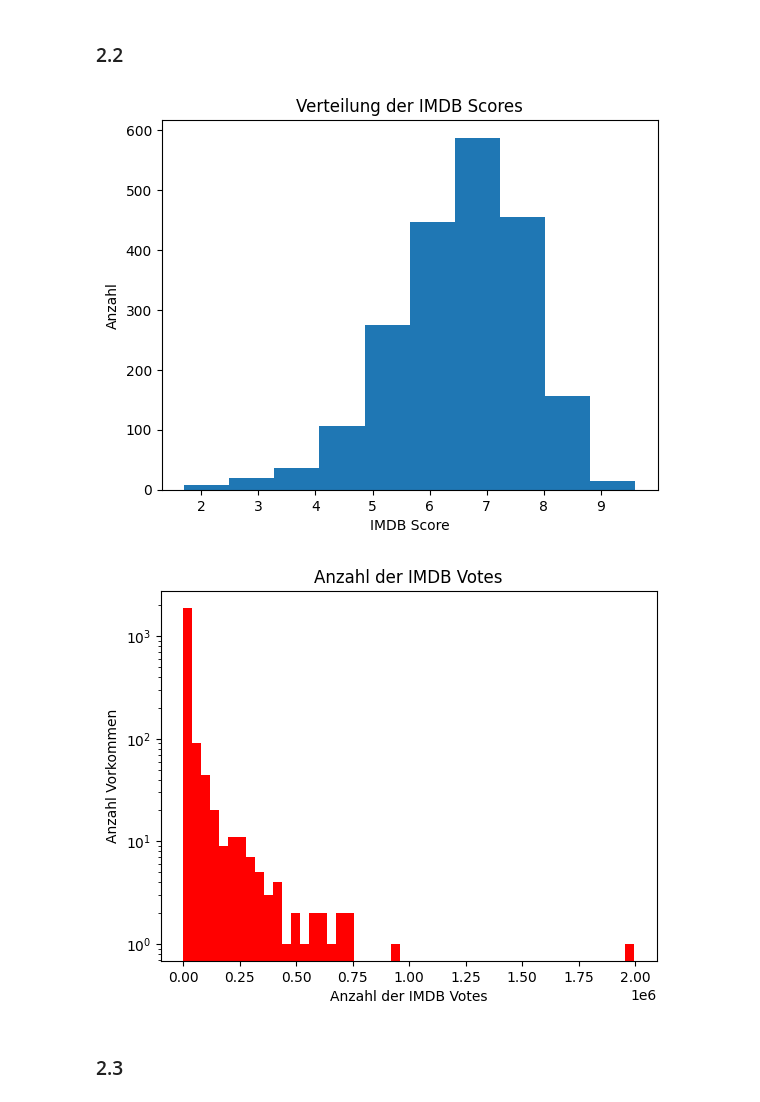
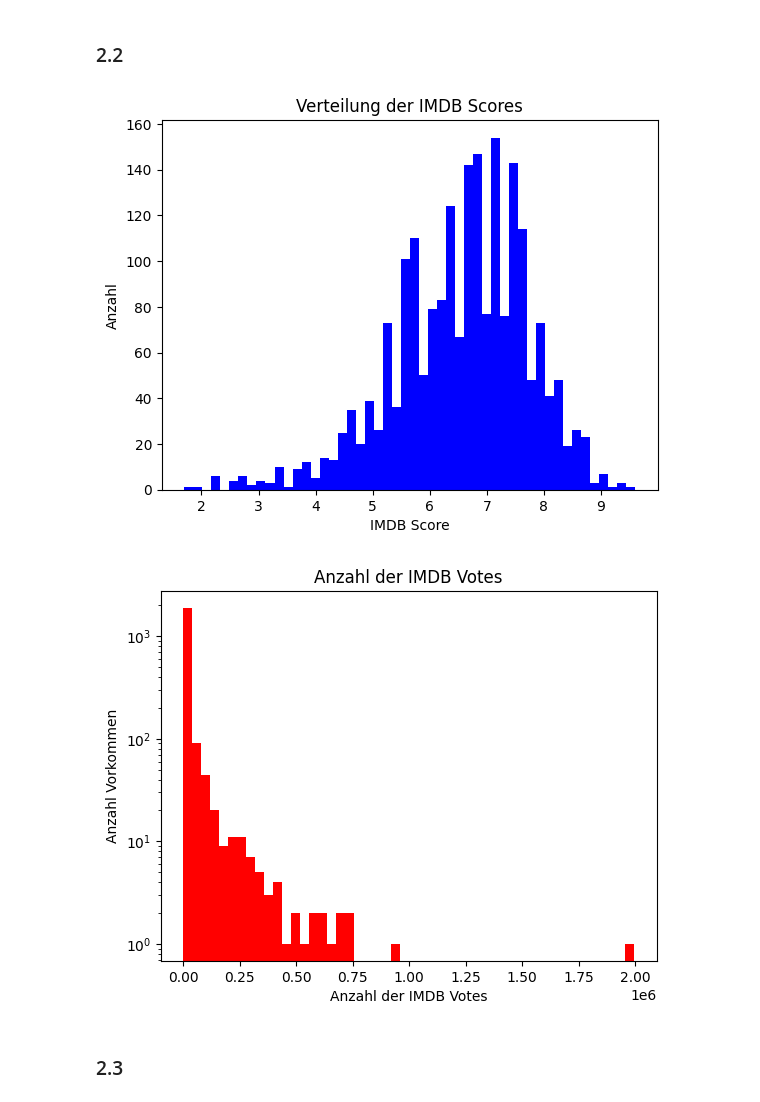
Before and after one commit to FruitPunchSamurai123/AKIML_Project_1, a Jupyter notebook: Teil 2.ipynb, the cells around one changed output. Saved outputs shown, nothing was run; the diff lists cells and outputs as text; code cells hidden in the pictures.

Commit message:
updated task 2.2 graphs

```diff
--- a/Teil 2.ipynb
+++ b/Teil 2.ipynb
@@ -27,28 +27,28 @@ imdb votes:
 # %%
 import pandas as pd
 import matplotlib.pyplot as plot
 
 data = pd.read_pickle('./files/train.pickle')
 
 #imdb score histogram
-plot.hist(data['imdb_score'], bins=10)
+plot.hist(data['imdb_score'], bins=25, histtype='stepfilled', color='blue')
 plot.title('Verteilung der IMDB Scores')
 plot.xlabel('IMDB Score')
 plot.ylabel('Anzahl')
 plot.show()
 
 #imdb votes histogram
 plot.hist(data['imdb_votes'], bins=50,histtype='stepfilled', color='red')
 
 #set y-axis to logarithmic scale (makes it easier to see the distribution)
 plot.yscale('log')
 
 plot.title('Anzahl der IMDB Votes')
 plot.xlabel('Anzahl der IMDB Votes')
 plot.ylabel('Anzahl Vorkommen')
 plot.show()
 # %% [output]
-[figure, old version]
+[figure, new version]
 [figure]
 # %% [markdown]
 ### 2.3
```
